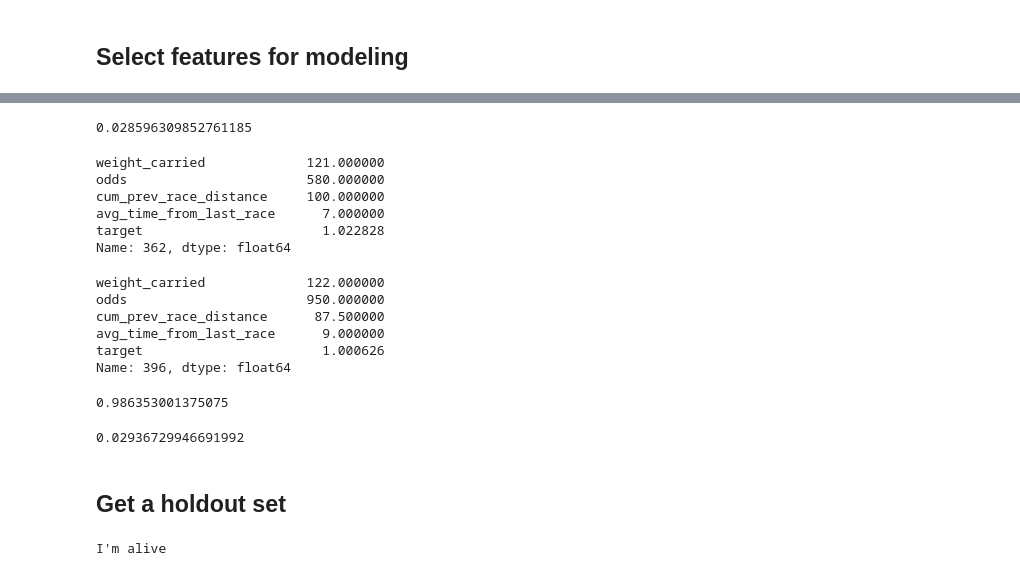
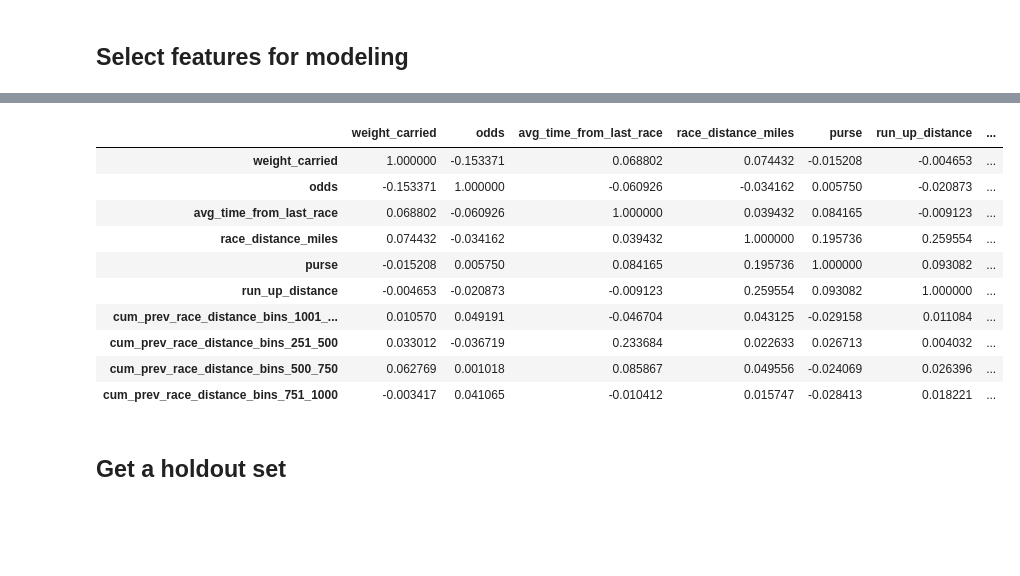
Before and after one commit to parthnaik13/NYRA, a Jupyter notebook: 5_1_POC2.ipynb, the cells around one changed output, grey strips where cells are left out. Saved outputs shown, nothing was run; the diff lists cells and outputs as text; code cells hidden in the pictures; blank space fills up the shorter version.

Commit message:
Linear modeling run + summary + next steps

```diff
--- a/5_1_POC2.ipynb
+++ b/5_1_POC2.ipynb
@@ -283,0 +326,7 @@ Creating feature buckets allows for non-linearity in our linear regression model
+# %%
+# Create one-hot encoding for the cum_prev_race_distance_bins column
+nyra_df = pd.get_dummies(nyra_df, columns = ['cum_prev_race_distance_bins'])
+# Drop the [0, 250] bucket (this will be our base level)
+nyra_df = nyra_df.drop('cum_prev_race_distance_bins_0_250', axis = 1)
+# Rename dummies to play well
+nyra_df.head(5)
@@ -354,7 +408,8 @@ nyra_modeling_df.shape
 # %%
 # Filter out horses having less than 5 races
-nyra_modeling_df = nyra_modeling_df.loc[
-    nyra_modeling_df['race_count'] >= 5,
+nyra_modeling_df = nyra_df.loc[
+    (nyra_df['race_count'] >= 5) &
+    (nyra_df['course_type'] == 'D'),
     :
 ].copy()
 # Look at the shape of the df
@@ -380,8 +437,8 @@ Index(['track_id', 'race_date', 'race_number', 'program_number', 'distance_id',
 # %%
 # Select features and the target to use
-features = ['weight_carried', 'odds', 'cum_prev_race_distance', 'avg_time_from_last_race', 'race_distance_miles', 'purse', 'run_up_distance']  # 'time_from_last_race'
+features = [
+    'weight_carried', 'odds', 'avg_time_from_last_race', 'race_distance_miles', 'purse', 'run_up_distance', # 'time_from_last_race', # strong correlation with avg_time_from_last_race hence leaving this out
+    'cum_prev_race_distance_bins_1001_2000', 'cum_prev_race_distance_bins_251_500', 'cum_prev_race_distance_bins_500_750', 'cum_prev_race_distance_bins_751_1000'
+]  # 'time_from_last_race'
+
 target = ['target']
-columns_to_keep = features + target
-
-nyra_modeling_df = nyra_modeling_df.loc[:, columns_to_keep].copy()
-nyra_modeling_df.shape
@@ -422,37 +445,18 @@ strong multicollinearity or other numerical problems.
-# %%
-from sklearn.metrics import mean_absolute_percentage_error as mape
-from sklearn.metrics import mean_absolute_error as mae
-
-#mape(nyra_modeling_df['target'], model.predict(nyra_modeling_df))
-mae(nyra_modeling_df['target'], model.predict(nyra_modeling_df))
-# %% [output]
-0.028596309852761185
-# %%
-nyra_modeling_df.iloc[2,:]
-# %% [output]
-weight_carried             121.000000
-odds                       580.000000
-cum_prev_race_distance     100.000000
-avg_time_from_last_race      7.000000
-target                       1.022828
-Name: 362, dtype: float64
-# %%
-nyra_modeling_df.iloc[3,:]
-# %% [output]
-weight_carried             122.000000
-odds                       950.000000
-cum_prev_race_distance      87.500000
-avg_time_from_last_race      9.000000
-target                       1.000626
-Name: 396, dtype: float64
-# %%
-model.predict(nyra_modeling_df).iloc[2]
-# %% [output]
-0.986353001375075
-# %%
-#mape(nyra_modeling_df['target'], [1 for i in range(nyra_modeling_df.shape[0])])
-mae(nyra_modeling_df['target'], [1 for i in range(nyra_modeling_df.shape[0])])
-# %% [output]
-0.02936729946691992
+# %%
+# Look at the correlation between features
+corr = nyra_modeling_df[features].corr()
+corr.style.background_gradient(cmap='coolwarm')
+# %% [output]
+|  | weight_carried | odds | avg_time_from_last_race | race_distance_miles | purse | run_up_distance | ... |
+| weight_carried | 1.000000 | -0.153371 | 0.068802 | 0.074432 | -0.015208 | -0.004653 | ... |
+| odds | -0.153371 | 1.000000 | -0.060926 | -0.034162 | 0.005750 | -0.020873 | ... |
+| avg_time_from_last_race | 0.068802 | -0.060926 | 1.000000 | 0.039432 | 0.084165 | -0.009123 | ... |
+| race_distance_miles | 0.074432 | -0.034162 | 0.039432 | 1.000000 | 0.195736 | 0.259554 | ... |
+| purse | -0.015208 | 0.005750 | 0.084165 | 0.195736 | 1.000000 | 0.093082 | ... |
+| run_up_distance | -0.004653 | -0.020873 | -0.009123 | 0.259554 | 0.093082 | 1.000000 | ... |
+| cum_prev_race_distance_bins_1001_... | 0.010570 | 0.049191 | -0.046704 | 0.043125 | -0.029158 | 0.011084 | ... |
+| cum_prev_race_distance_bins_251_500 | 0.033012 | -0.036719 | 0.233684 | 0.022633 | 0.026713 | 0.004032 | ... |
+| cum_prev_race_distance_bins_500_750 | 0.062769 | 0.001018 | 0.085867 | 0.049556 | -0.024069 | 0.026396 | ... |
+| cum_prev_race_distance_bins_751_1000 | -0.003417 | 0.041065 | -0.010412 | 0.015747 | -0.028413 | 0.018221 | ... |
 # %% [markdown]
 ## Get a holdout set
@@ -461,4 +462,0 @@ mae(nyra_modeling_df['target'], [1 for i in range(nyra_modeling_df.shape[0])])
-# %%
-print('I\'m alive')
-# %% [output]
-I'm alive
```
Also changed, not shown: parts of 24 cells of this notebook.
